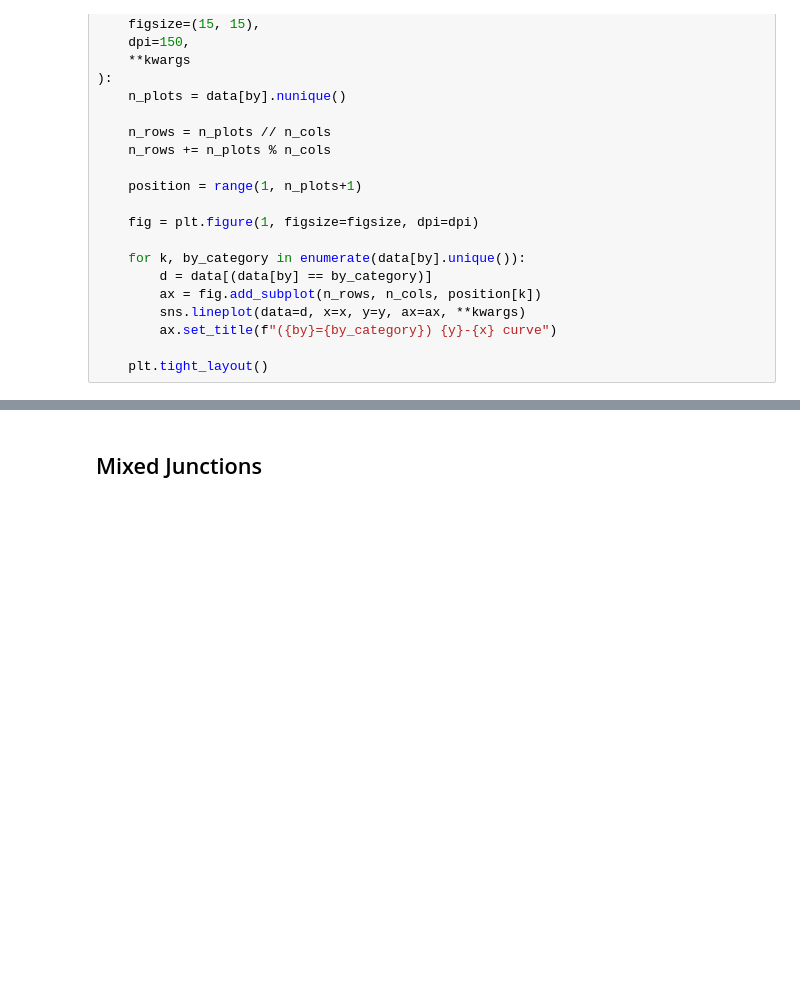
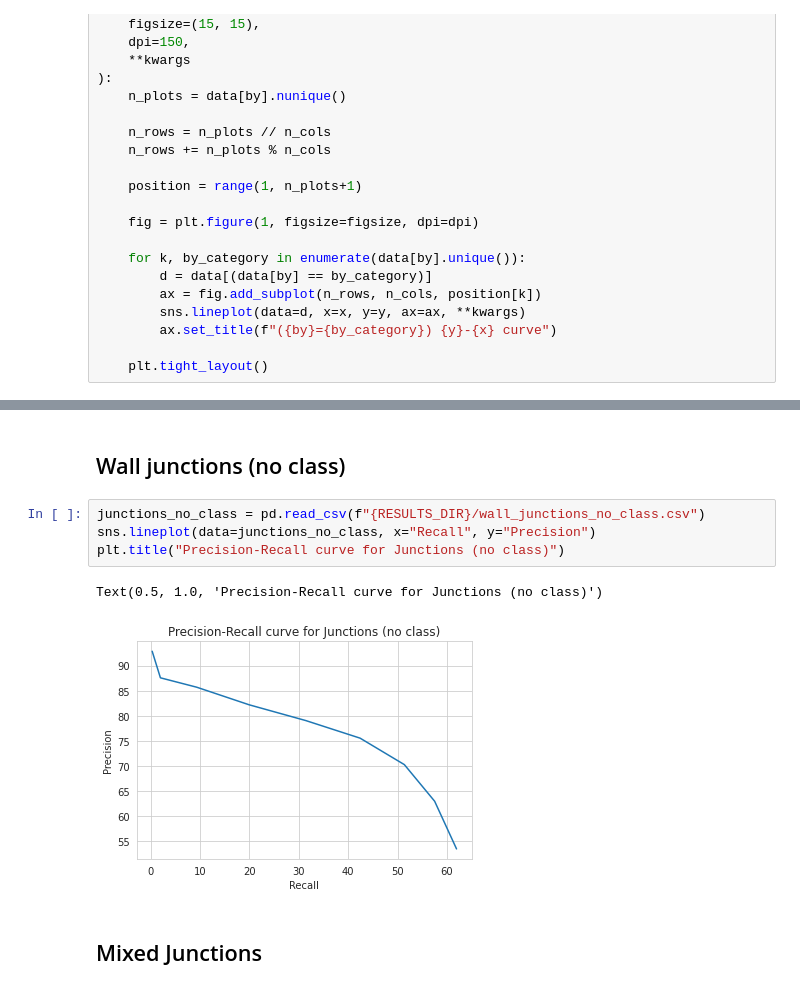
Before and after one commit to joaocmd/CubiCasa5k, a Jupyter notebook: Performance-Metrics.ipynb, the cells around one changed output, grey strips where cells are left out. Cells and saved outputs as stored; diff of their text form; blank space fills up the shorter version.

```diff
--- a/Performance-Metrics.ipynb
+++ b/Performance-Metrics.ipynb
@@ -198,2 +137,11 @@ junctions_by_class.head(11)
+# %% [markdown]
+## Wall junctions (no class)
+# %%
+junctions_no_class = pd.read_csv(f"{RESULTS_DIR}/wall_junctions_no_class.csv")
+sns.lineplot(data=junctions_no_class, x="Recall", y="Precision")
+plt.title("Precision-Recall curve for Junctions (no class)")
+# %% [output]
+Text(0.5, 1.0, 'Precision-Recall curve for Junctions (no class)')
+[figure, added]
 # %% [markdown]
 ## Mixed Junctions
```
Also changed, not shown: parts of 13 cells of this notebook, 1 other file.
